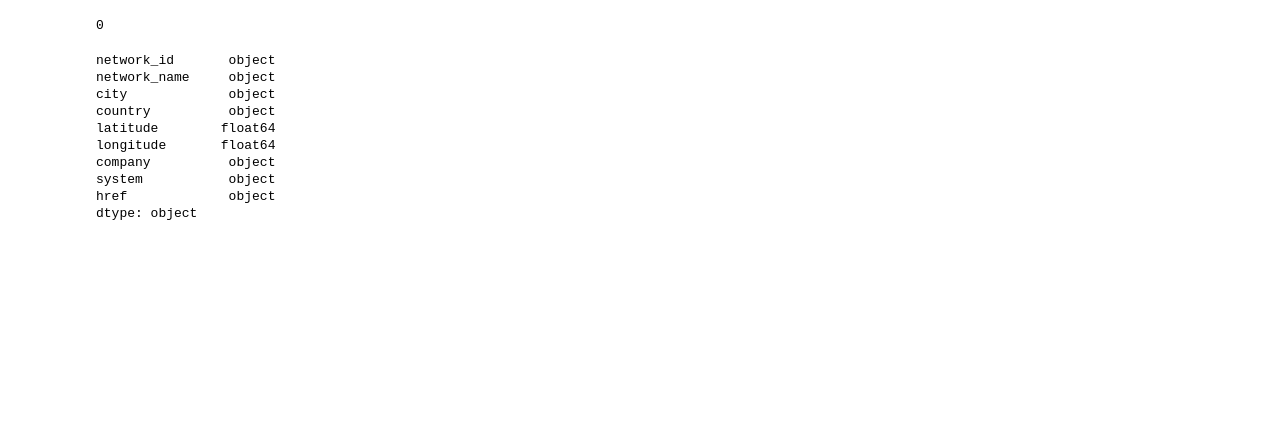
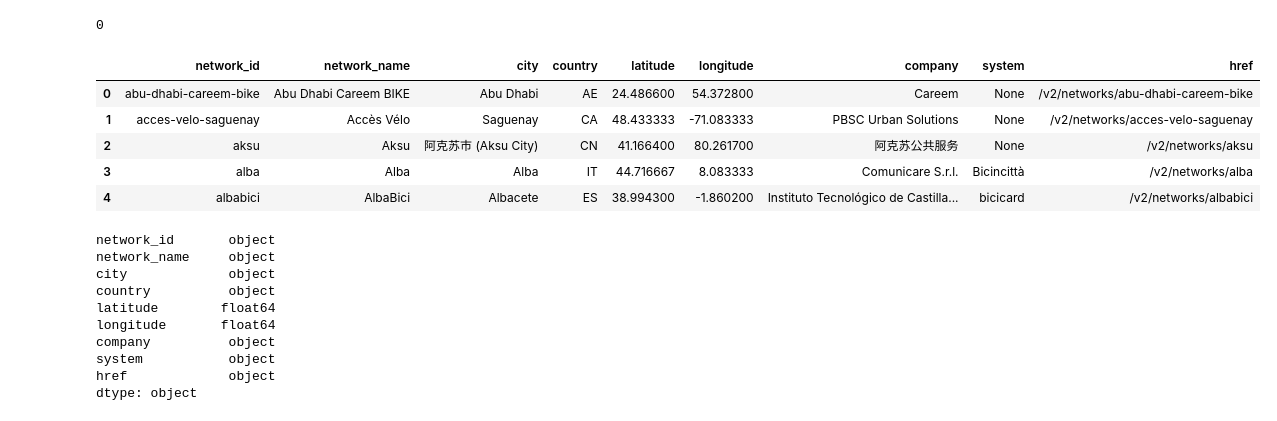
Before and after one commit to SebaFranMedina/project-it, a Jupyter notebook: docker-mini-dl/notebooks/07_silver_api.ipynb, the cells around one changed output. Cells and saved outputs as stored; diff of their text form; code cells hidden in the pictures; blank space fills up the shorter version.

```diff
--- a/docker-mini-dl/notebooks/07_silver_api.ipynb
+++ b/docker-mini-dl/notebooks/07_silver_api.ipynb
@@ -156,6 +156,15 @@ df_silver["company"] = df_silver["company"].apply(
     if isinstance(x, np.ndarray)
     else x
 )
+# %%
+df_silver.head()
+# %% [output]
+|  | network_id | network_name | city | country | latitude | longitude | company | system | href |
+| 0 | abu-dhabi-careem-bike | Abu Dhabi Careem BIKE | Abu Dhabi | AE | 24.486600 | 54.372800 | Careem | None | /v2/networks/abu-dhabi-careem-bike |
+| 1 | acces-velo-saguenay | Accès Vélo | Saguenay | CA | 48.433333 | -71.083333 | PBSC Urban Solutions | None | /v2/networks/acces-velo-saguenay |
+| 2 | aksu | Aksu | 阿克苏市 (Aksu City) | CN | 41.166400 | 80.261700 | 阿克苏公共服务 | None | /v2/networks/aksu |
+| 3 | alba | Alba | Alba | IT | 44.716667 | 8.083333 | Comunicare S.r.l. | Bicincittà | /v2/networks/alba |
+| 4 | albabici | AlbaBici | Albacete | ES | 38.994300 | -1.860200 | Instituto Tecnológico de Castilla... | bicicard | /v2/networks/albabici |
 # %%
 df_silver.dtypes
 # %% [output]
```
Also changed, not shown: 5 other files.
